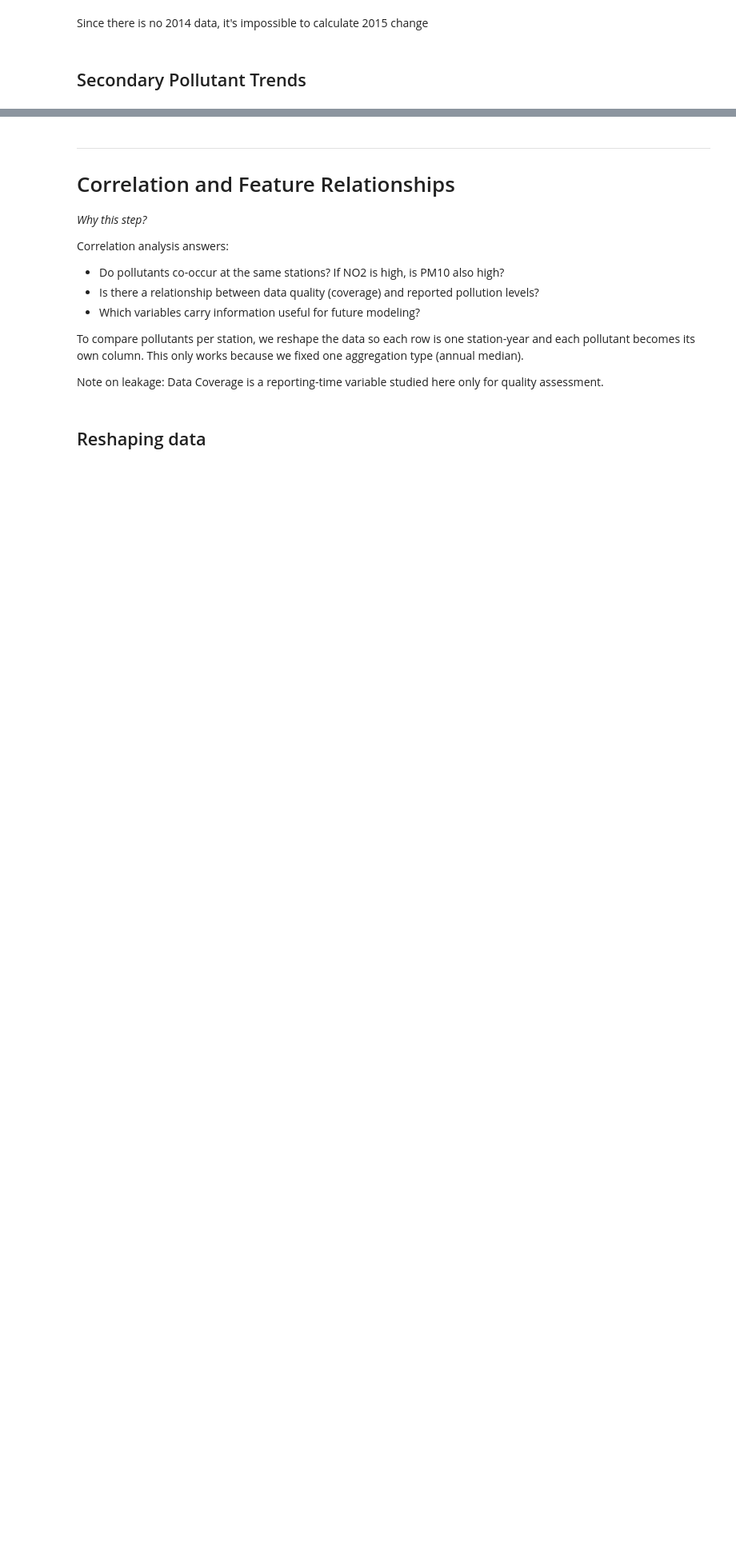
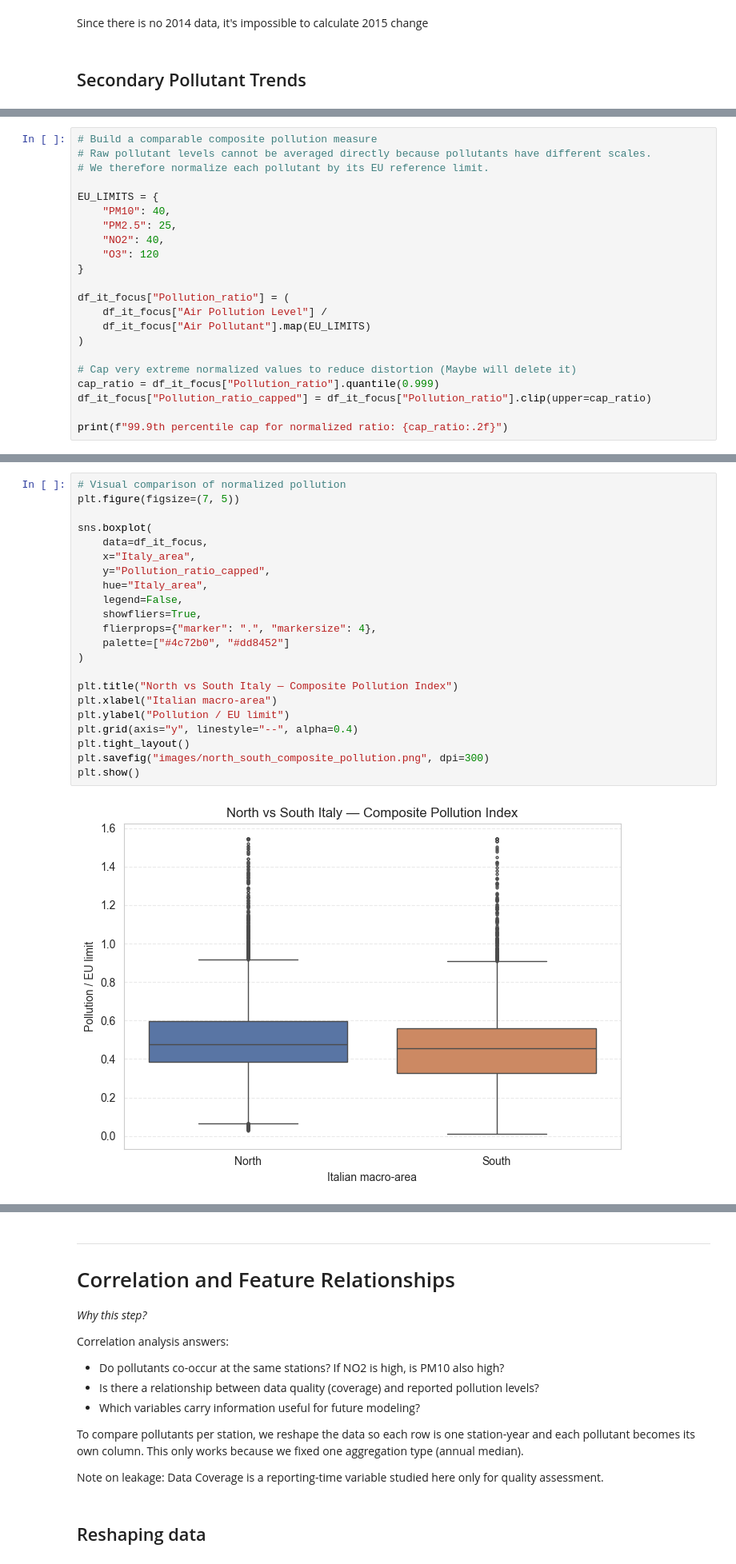
Before and after one commit to yelenashabanova/GrandChallengeAccenture, a Jupyter notebook: main.ipynb, the cells around one changed output, grey strips where cells are left out. Shown at 80% size. Drawn from its saved outputs; the diff is of its cells as text; blank space fills up the shorter version.

Commit message:
north/south it

```diff
--- a/main.ipynb
+++ b/main.ipynb
@@ -1476,0 +1064,22 @@ Although elevation alone does not fully explain the variation in PM2.5 levels, i
+# %%
+# Build a comparable composite pollution measure
+# Raw pollutant levels cannot be averaged directly because pollutants have different scales.
+# We therefore normalize each pollutant by its EU reference limit.
+
+EU_LIMITS = {
+    "PM10": 40,
+    "PM2.5": 25,
+    "NO2": 40,
+    "O3": 120
+}
+
+df_it_focus["Pollution_ratio"] = (
+    df_it_focus["Air Pollution Level"] /
+    df_it_focus["Air Pollutant"].map(EU_LIMITS)
+)
+
+# Cap very extreme normalized values to reduce distortion (Maybe will delete it)
+cap_ratio = df_it_focus["Pollution_ratio"].quantile(0.999)
+df_it_focus["Pollution_ratio_capped"] = df_it_focus["Pollution_ratio"].clip(upper=cap_ratio)
+
+print(f"99.9th percentile cap for normalized ratio: {cap_ratio:.2f}")
@@ -1476,0 +1105,24 @@ Although elevation alone does not fully explain the variation in PM2.5 levels, i
+# %%
+# Visual comparison of normalized pollution
+plt.figure(figsize=(7, 5))
+
+sns.boxplot(
+    data=df_it_focus,
+    x="Italy_area",
+    y="Pollution_ratio_capped",
+    hue="Italy_area",
+    legend=False,
+    showfliers=True,
+    flierprops={"marker": ".", "markersize": 4},
+    palette=["#4c72b0", "#dd8452"]
+)
+
+plt.title("North vs South Italy — Composite Pollution Index")
+plt.xlabel("Italian macro-area")
+plt.ylabel("Pollution / EU limit")
+plt.grid(axis="y", linestyle="--", alpha=0.4)
+plt.tight_layout()
+plt.savefig("images/north_south_composite_pollution.png", dpi=300)
+plt.show()
+# %% [output]
+[figure, added]
```
Also changed, not shown: parts of 63 cells of this notebook.
